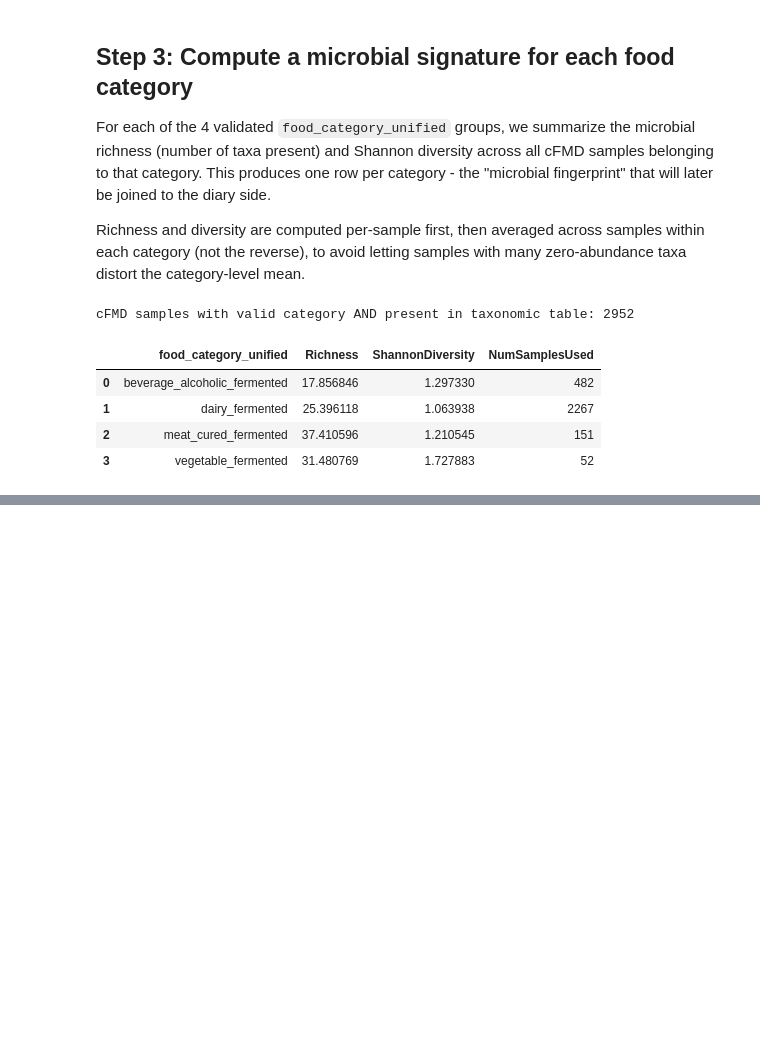
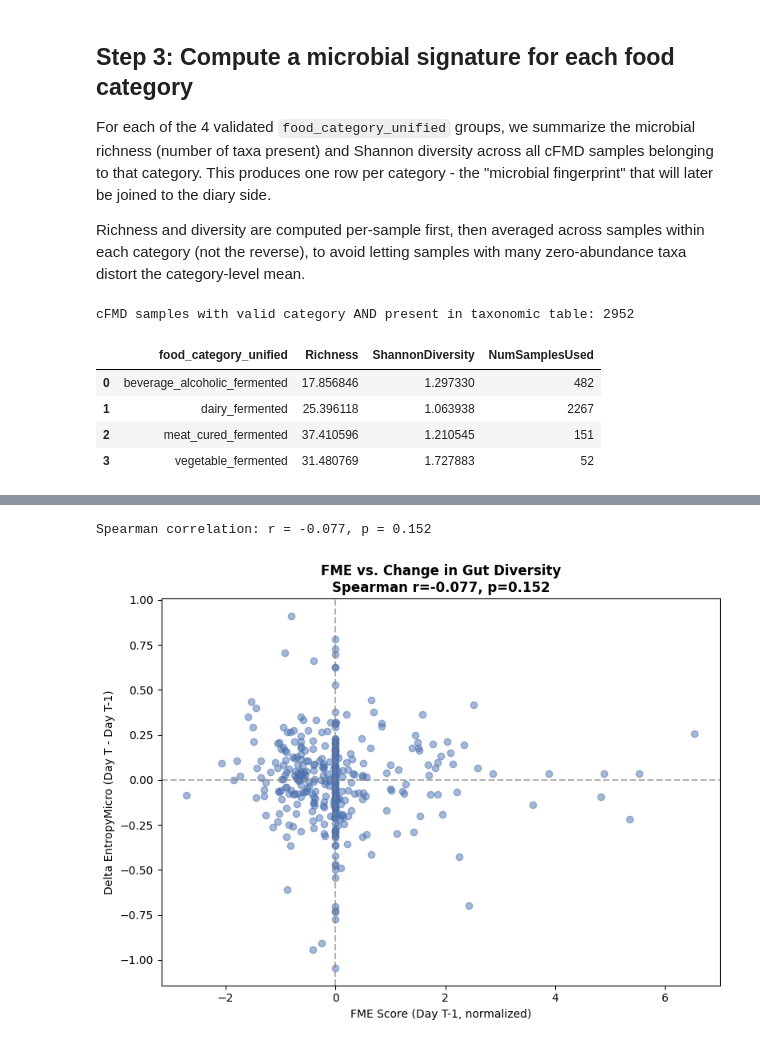
Before and after one commit to RoeeWnaor/microbiome-project_shelano, a Jupyter notebook: food_microbiome_linkage.ipynb, the cells around one changed output, grey strips where cells are left out. Cells and saved outputs as stored; diff of their text form; code cells hidden in the pictures; blank space fills up the shorter version.

```diff
--- a/food_microbiome_linkage.ipynb
+++ b/food_microbiome_linkage.ipynb
@@ -402,0 +743,11 @@ cFMD samples with valid category AND present in taxonomic table: 2952
+# %%
+temporal_pairs["FME_score_normalized"] = temporal_pairs["FME_score_normalized"].fillna(0)
+
+print(f"Final dataset for modeling: {len(temporal_pairs)} transitions")
+print(f"Participants represented: {temporal_pairs['UserName'].nunique()}")
+print()
+print("FME score distribution (after filling zeros):")
+print(temporal_pairs["FME_score_normalized"].describe())
+print()
+print(f"Zero-exposure days: {(temporal_pairs['FME_score_normalized'] == 0).sum()} "
+      f"({100*(temporal_pairs['FME_score_normalized'] == 0).mean():.1f}%)")
@@ -402,0 +782,22 @@ cFMD samples with valid category AND present in taxonomic table: 2952
+# %%
+from scipy.stats import spearmanr
+
+corr, pval = spearmanr(temporal_pairs["FME_score_normalized"], temporal_pairs["Delta_EntropyMicro"])
+print(f"Spearman correlation: r = {corr:.3f}, p = {pval:.3f}")
+
+fig, ax = plt.subplots(figsize=(8, 6))
+ax.scatter(
+    temporal_pairs["FME_score_normalized"],
+    temporal_pairs["Delta_EntropyMicro"],
+    alpha=0.5, color="#4C72B0"
+)
+ax.axhline(0, color="grey", linestyle="--", alpha=0.6)
+ax.axvline(0, color="grey", linestyle="--", alpha=0.6)
+ax.set_xlabel("FME Score (Day T-1, normalized)")
+ax.set_ylabel("Delta EntropyMicro (Day T - Day T-1)")
+ax.set_title(f"FME vs. Change in Gut Diversity\nSpearman r={corr:.3f}, p={pval:.3f}", fontweight="bold")
+plt.tight_layout()
+plt.show()
+# %% [output]
+Spearman correlation: r = -0.077, p = 0.152
+[figure, added]
```
Also changed, not shown: parts of 63 cells of this notebook, 1 other file.
